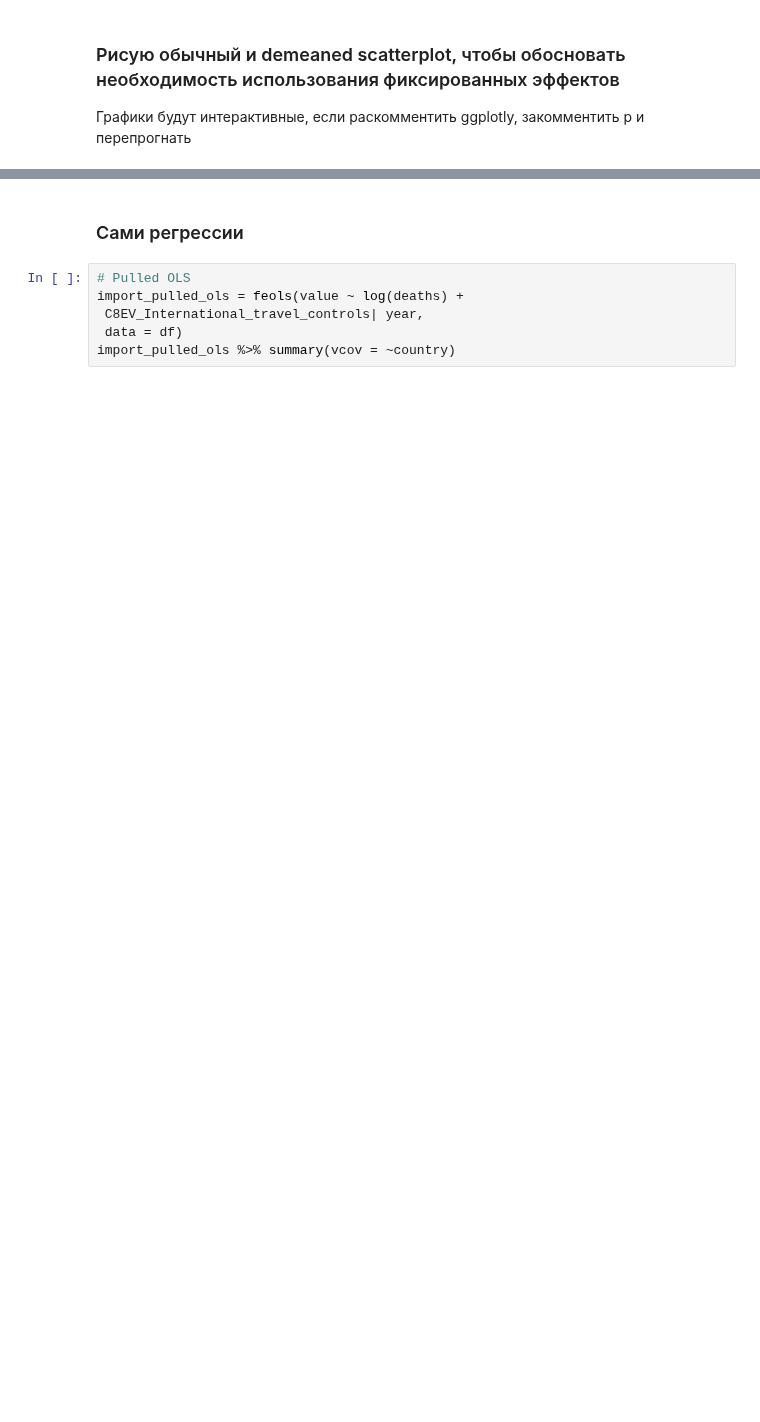
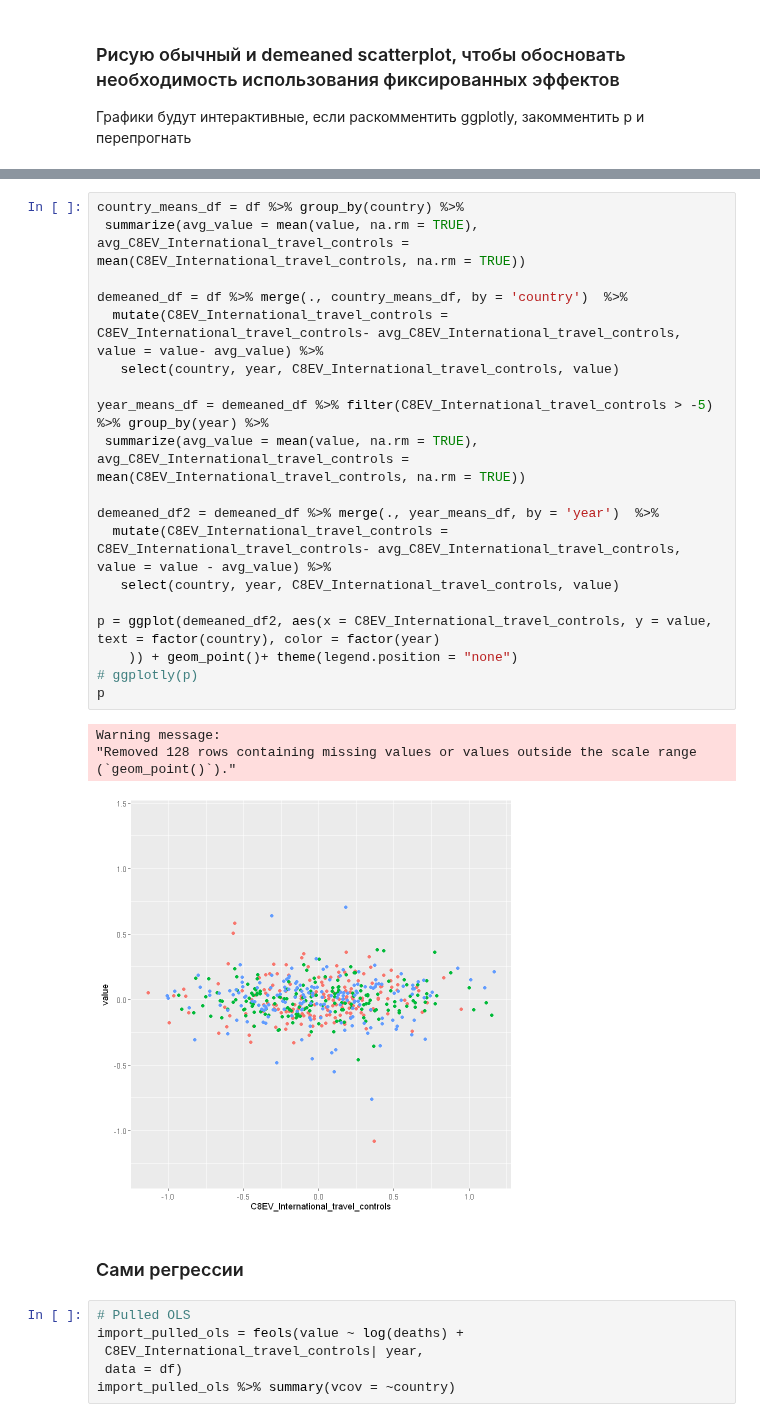
Before and after one commit to xan-d-or/thesis, a Jupyter notebook: analysis/hs0_fe_estimation.ipynb, the cells around one changed output, grey strips where cells are left out. Drawn from its saved outputs; the diff is of its cells as text; blank space fills up the shorter version.

```diff
--- a/analysis/hs0_fe_estimation.ipynb
+++ b/analysis/hs0_fe_estimation.ipynb
@@ -389,3 +407,27 @@ A tibble: 3 × 3
+# %%
+country_means_df = df %>% group_by(country) %>%
+ summarize(avg_value = mean(value, na.rm = TRUE), avg_C8EV_International_travel_controls = mean(C8EV_International_travel_controls, na.rm = TRUE))
+
+demeaned_df = df %>% merge(., country_means_df, by = 'country')  %>%
+  mutate(C8EV_International_travel_controls = C8EV_International_travel_controls- avg_C8EV_International_travel_controls, value = value- avg_value) %>%
+   select(country, year, C8EV_International_travel_controls, value)
+
+year_means_df = demeaned_df %>% filter(C8EV_International_travel_controls > -5) %>% group_by(year) %>%
+ summarize(avg_value = mean(value, na.rm = TRUE), avg_C8EV_International_travel_controls = mean(C8EV_International_travel_controls, na.rm = TRUE))
+
+demeaned_df2 = demeaned_df %>% merge(., year_means_df, by = 'year')  %>%
+  mutate(C8EV_International_travel_controls = C8EV_International_travel_controls- avg_C8EV_International_travel_controls, value = value - avg_value) %>%
+   select(country, year, C8EV_International_travel_controls, value)
+
+p = ggplot(demeaned_df2, aes(x = C8EV_International_travel_controls, y = value, text = factor(country), color = factor(year)
+    )) + geom_point()+ theme(legend.position = "none")
+# ggplotly(p)
+p
+# %% [output]
+Warning message:
+"Removed 128 rows containing missing values or values outside the scale range
+(`geom_point()`)."
+[figure, added]
 # %% [markdown]
 ### Сами регрессии
 # %%
```
Also changed, not shown: parts of 34 cells of this notebook, 4 other files.
